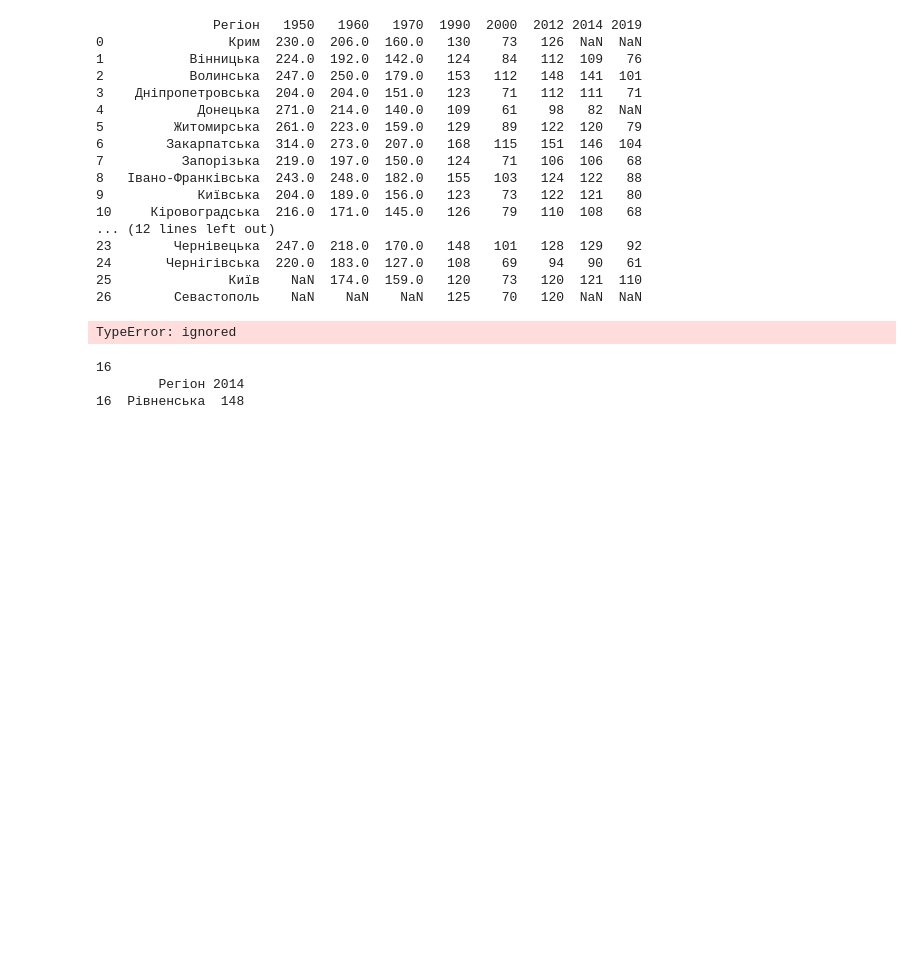
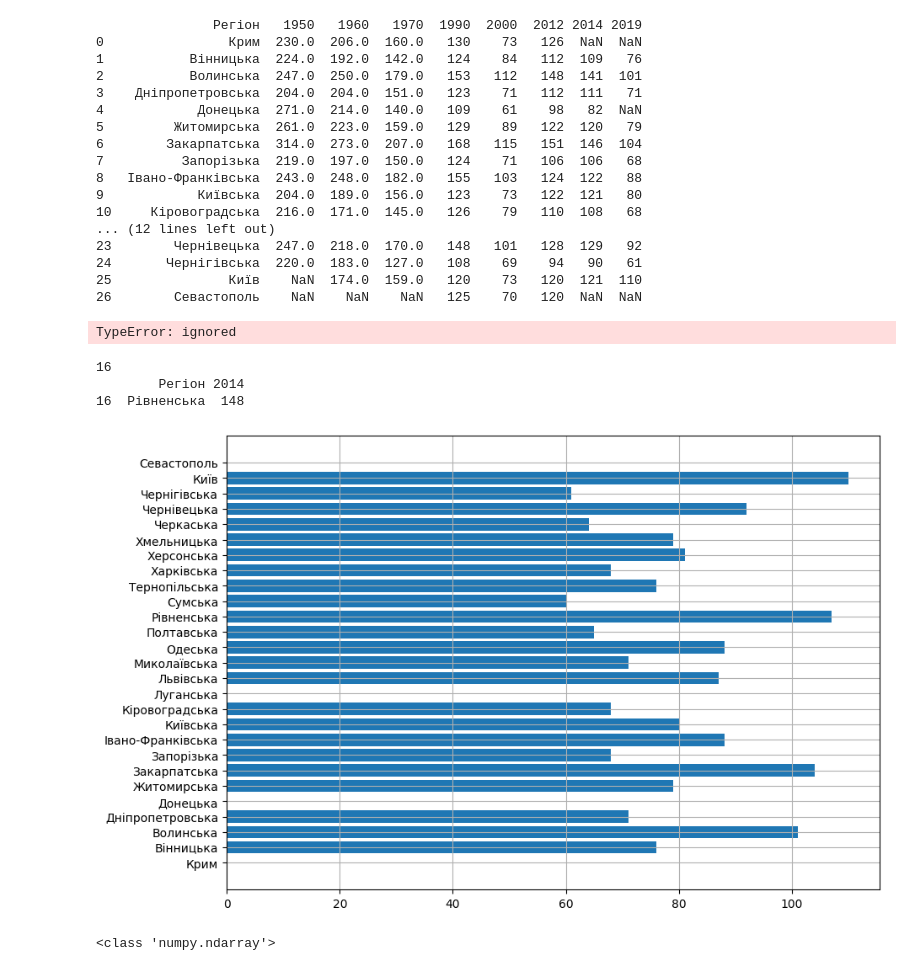
Before and after one commit to a33211/Data-science-homeworks, a Jupyter notebook: Hw2_1.ipynb, the cells around one changed output. Drawn from its saved outputs; the diff is of its cells as text; code cells hidden in the pictures; blank space fills up the shorter version.

```diff
--- a/Hw2_1.ipynb
+++ b/Hw2_1.ipynb
@@ -188,0 +187,12 @@ print(pd_replaced.iloc[16:17,[0, 7]])
+# %%
+#Побудуйте стовпчикову діаграму народжуваності по регіонах у 2019 році
+markers_x = pd_replaced['2019'].fillna(0).astype(int).values.tolist()
+markers_y_2 = pd_replaced['Регіон'].to_numpy()
+plt.figure(figsize = (10,7), frameon = False)
+plt.grid()
+plt.barh(markers_y_2, markers_x)
+plt.show()
+print(type(markers_y_2))
+# %% [output]
+[figure, added]
+<class 'numpy.ndarray'>
```
Also changed, not shown: parts of 2 cells of this notebook.
